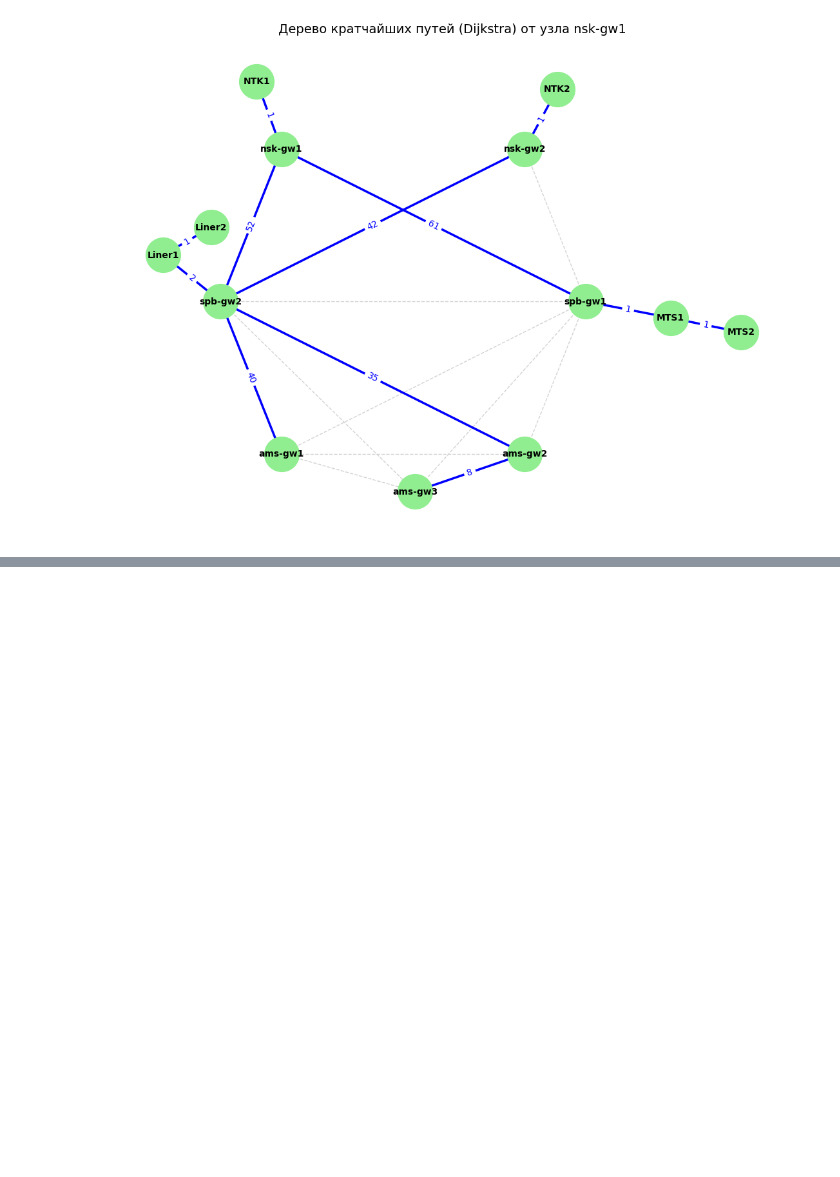
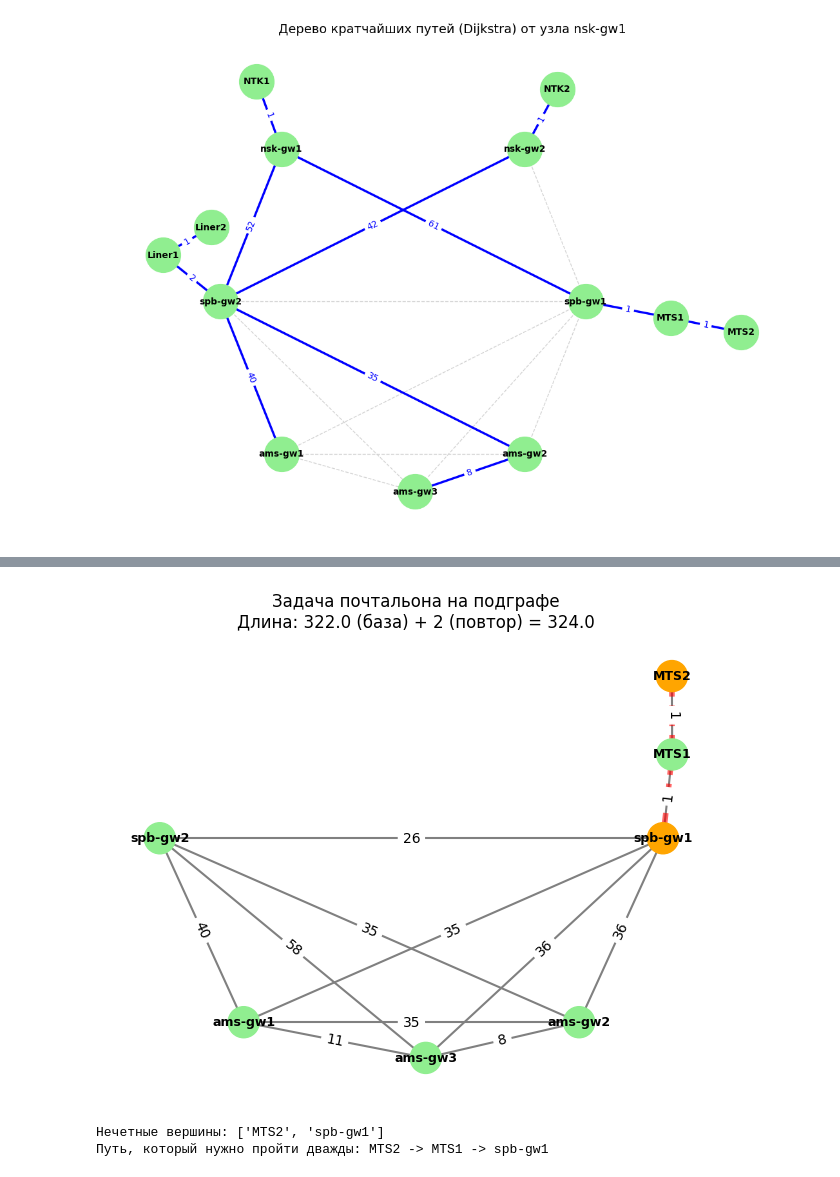
Before and after one commit to nikolyabb/college-homework, a Jupyter notebook: discrete_math/dmath.ipynb, the cells around one changed output, grey strips where cells are left out. Drawn from its saved outputs; the diff is of its cells as text; code cells hidden in the pictures; blank space fills up the shorter version.

```diff
--- a/discrete_math/dmath.ipynb
+++ b/discrete_math/dmath.ipynb
@@ -459,0 +709,48 @@ plt.show()
+# %%
+import matplotlib.pyplot as plt
+import networkx as nx
+
+# 1. Поиск нечетных вершин в ВАШЕМ G_sub
+odd_nodes = [v for v, d in G_sub.degree() if d % 2 == 1]
+
+# 2. Поиск кратчайшего пути между ними (что почтальон пройдет дважды)
+# Важно: используем реальный вес ребер
+u, v = odd_nodes[0], odd_nodes[1]
+path_to_double = nx.dijkstra_path(G_sub, u, v, weight='weight')
+doubled_edges = list(zip(path_to_double, path_to_double[1:]))
+
+# 3. Отрисовка поверх вашей конфигурации
+plt.figure(figsize=(8, 6))
+
+# Рисуем все узлы: обычные - светло-зеленые, нечетные - оранжевые
+node_colors = ['orange' if n in odd_nodes else 'lightgreen' for n in G_sub.nodes()]
+
+nx.draw_networkx_nodes(G_sub, pos, node_color=node_colors, node_size=500)
+nx.draw_networkx_labels(G_sub, pos, font_weight='bold', font_size=9)
+
+# Рисуем все ребра подграфа (серые)
+nx.draw_networkx_edges(G_sub, pos, edge_color='gray', width=1.5)
+
+# Рисуем ДУБЛИРОВАННЫЕ ребра (красные, пунктирные, жирные)
+nx.draw_networkx_edges(G_sub, pos, edgelist=doubled_edges,
+                       edge_color='red', width=4, style='--', alpha=0.6)
+
+# Подписи весов
+edge_weights = nx.get_edge_attributes(G_sub, 'weight')
+nx.draw_networkx_edge_labels(G_sub, pos, edge_labels=edge_weights)
+
+# Считаем длину маршрута
+original_dist = G_sub.size(weight='weight')
+extra_dist = nx.dijkstra_path_length(G_sub, u, v, weight='weight')
+
+plt.title(f"Задача почтальона на подграфе\n"
+          f"Длина: {original_dist} (база) + {extra_dist} (повтор) = {original_dist + extra_dist}")
+plt.axis('off')
+plt.show()
+
+print(f"Нечетные вершины: {odd_nodes}")
+print(f"Путь, который нужно пройти дважды: {' -> '.join(path_to_double)}")
+# %% [output]
+[figure, added]
+Нечетные вершины: ['MTS2', 'spb-gw1']
+Путь, который нужно пройти дважды: MTS2 -> MTS1 -> spb-gw1
```
Also changed, not shown: parts of 11 cells of this notebook, 1 other file.
